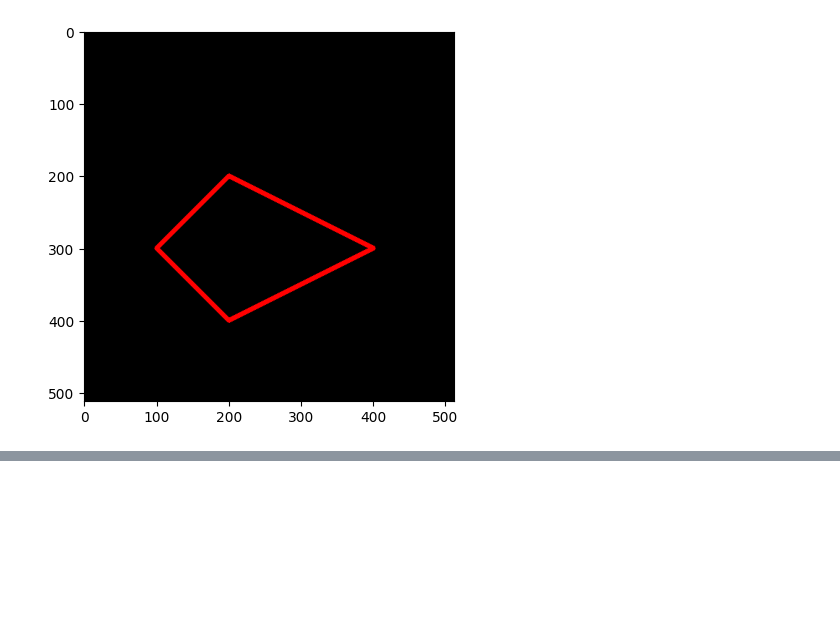
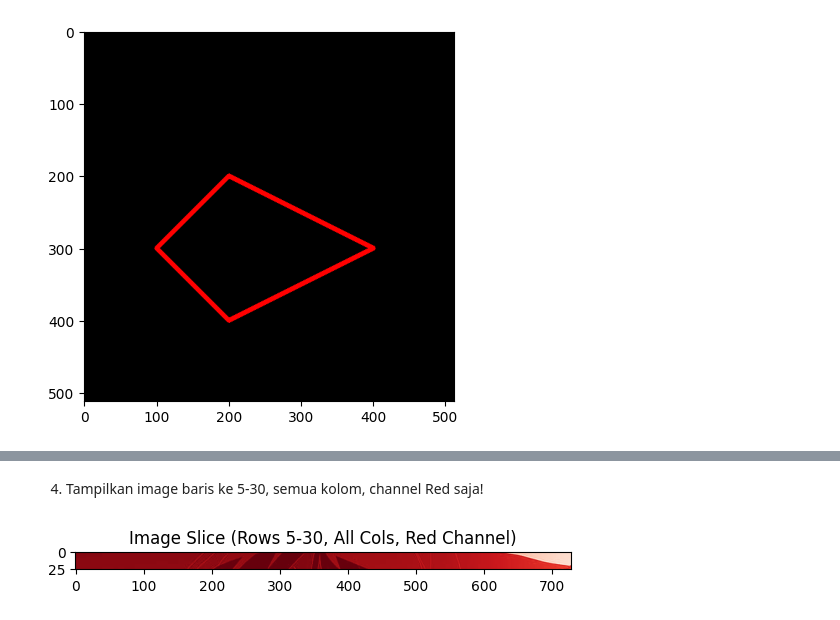
Before and after one commit to Ruphasa/PCKV, a Jupyter notebook: week1b.ipynb, the cells around one changed output, grey strips where cells are left out. Saved outputs shown, nothing was run; the diff lists cells and outputs as text; code cells hidden in the pictures; blank space fills up the shorter version.

```diff
--- a/week1b.ipynb
+++ b/week1b.ipynb
@@ -164,0 +209,10 @@ plt.imshow(black_img2)
+# %% [markdown]
+4.	Tampilkan image baris ke 5-30, semua kolom, channel Red saja!
+# %%
+# Display image from row 5 to 30, all columns, showing only the Red channel
+img_red_slice = img3[5:31, :, 0]
+plt.imshow(img_red_slice, cmap='Reds')
+plt.title('Image Slice (Rows 5-30, All Cols, Red Channel)')
+plt.show()
+# %% [output]
+[figure, added]
```
Also changed, not shown: parts of 16 cells of this notebook.
